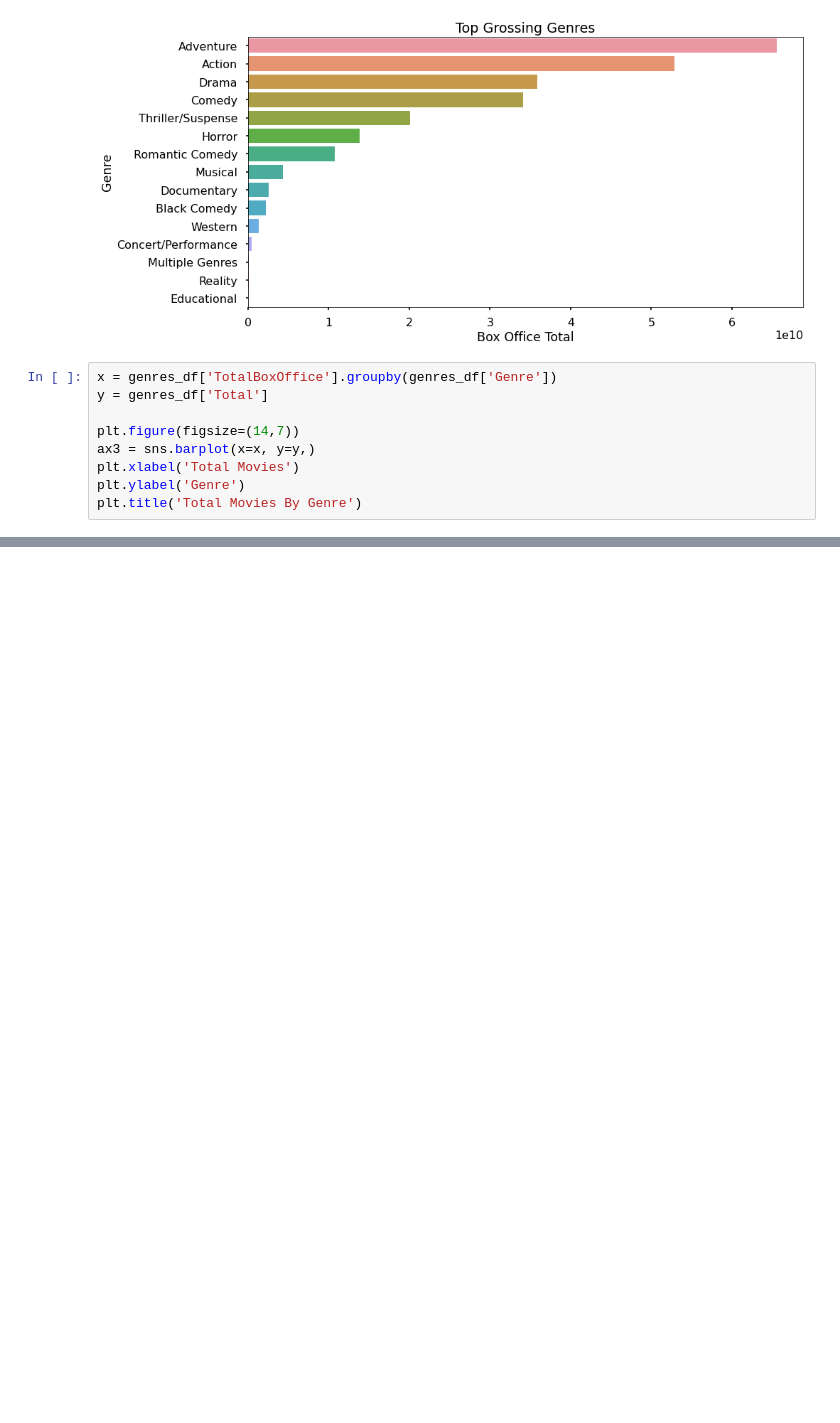
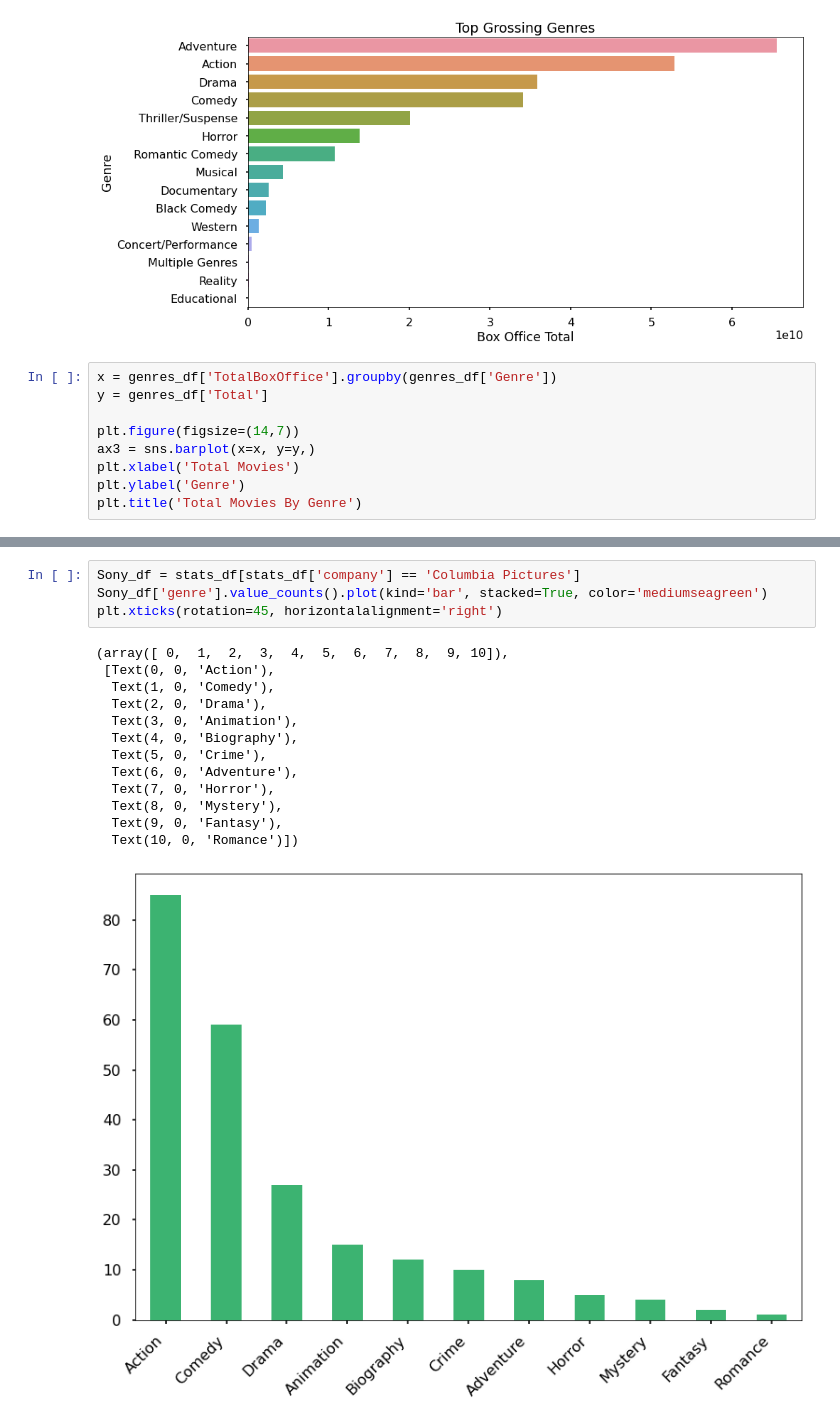
Before and after one commit to LindstromKyle/DSC-Flatiron-Project-1, a Jupyter notebook: top_genres_and_studios1.ipynb, the cells around one changed output, grey strips where cells are left out. Cells and saved outputs as stored; diff of their text form; blank space fills up the shorter version.

```diff
--- a/top_genres_and_studios1.ipynb
+++ b/top_genres_and_studios1.ipynb
@@ -109,0 +175,18 @@ plt.show()
+# %%
+Sony_df = stats_df[stats_df['company'] == 'Columbia Pictures']
+Sony_df['genre'].value_counts().plot(kind='bar', stacked=True, color='mediumseagreen')
+plt.xticks(rotation=45, horizontalalignment='right')
+# %% [output]
+(array([ 0,  1,  2,  3,  4,  5,  6,  7,  8,  9, 10]),
+ [Text(0, 0, 'Action'),
+  Text(1, 0, 'Comedy'),
+  Text(2, 0, 'Drama'),
+  Text(3, 0, 'Animation'),
+  Text(4, 0, 'Biography'),
+  Text(5, 0, 'Crime'),
+  Text(6, 0, 'Adventure'),
+  Text(7, 0, 'Horror'),
+  Text(8, 0, 'Mystery'),
+  Text(9, 0, 'Fantasy'),
+  Text(10, 0, 'Romance')])
+[figure, added]
```
Also changed, not shown: parts of 15 cells of this notebook.
